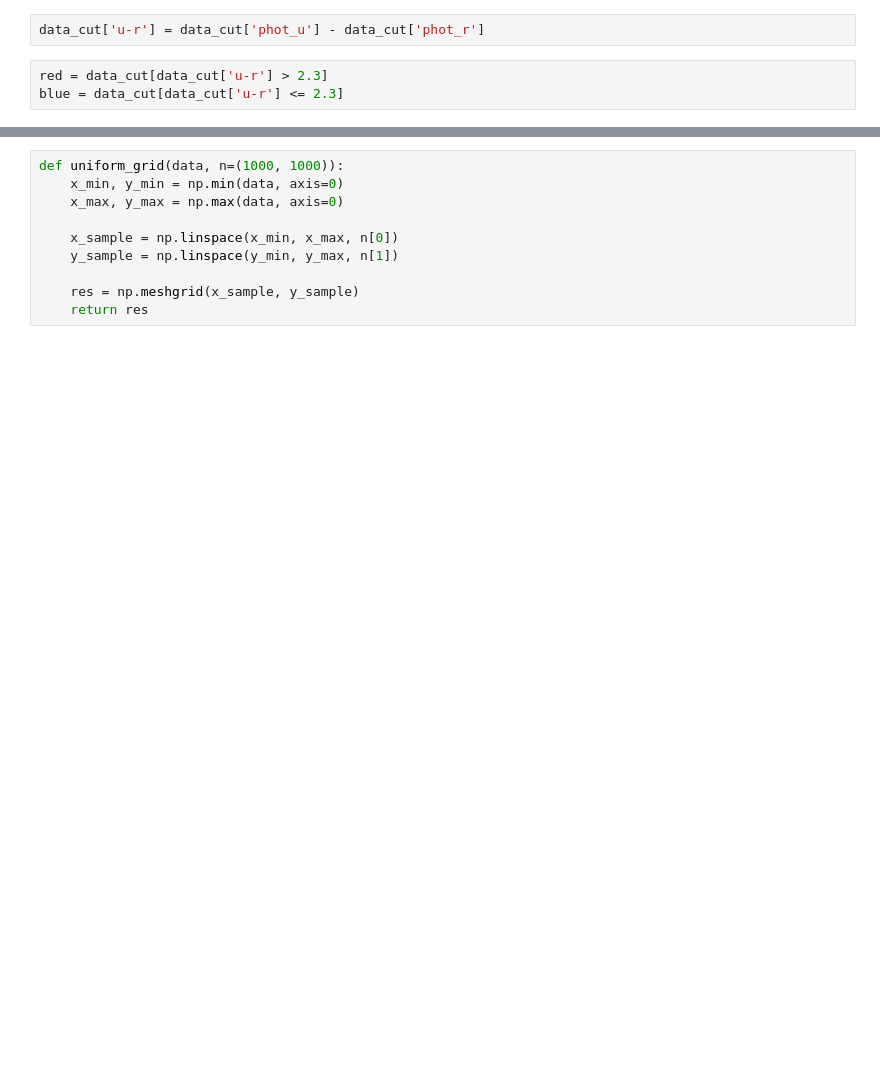
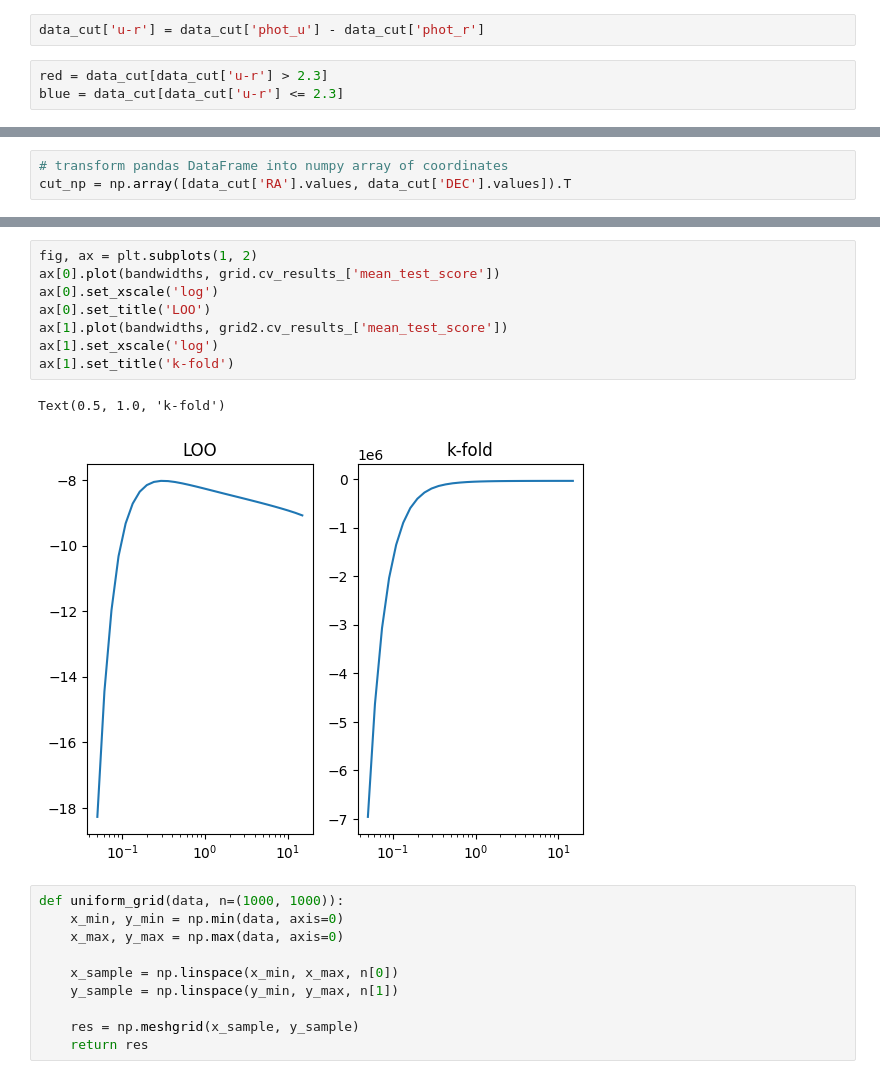
Before and after one commit to CosmicHitchhiker/ds_astro_2026s, a Jupyter notebook: ex2/ex2.ipynb, the cells around one changed output, grey strips where cells are left out. Drawn from its saved outputs; the diff is of its cells as text; blank space fills up the shorter version.

```diff
--- a/ex2/ex2.ipynb
+++ b/ex2/ex2.ipynb
@@ -66,0 +43,3 @@ red_np = np.array([red['RA'].values, red['DEC'].values]).T * np.pi/180.
+# %%
+# transform pandas DataFrame into numpy array of coordinates
+cut_np = np.array([data_cut['RA'].values, data_cut['DEC'].values]).T
@@ -67,3 +68,14 @@ red_np = np.array([red['RA'].values, red['DEC'].values]).T * np.pi/180.
+# %%
+fig, ax = plt.subplots(1, 2)
+ax[0].plot(bandwidths, grid.cv_results_['mean_test_score'])
+ax[0].set_xscale('log')
+ax[0].set_title('LOO')
+ax[1].plot(bandwidths, grid2.cv_results_['mean_test_score'])
+ax[1].set_xscale('log')
+ax[1].set_title('k-fold')
+# %% [output]
+Text(0.5, 1.0, 'k-fold')
+[figure, added]
 # %%
 def uniform_grid(data, n=(1000, 1000)):
     x_min, y_min = np.min(data, axis=0)
```
Also changed, not shown: parts of 53 cells of this notebook.
